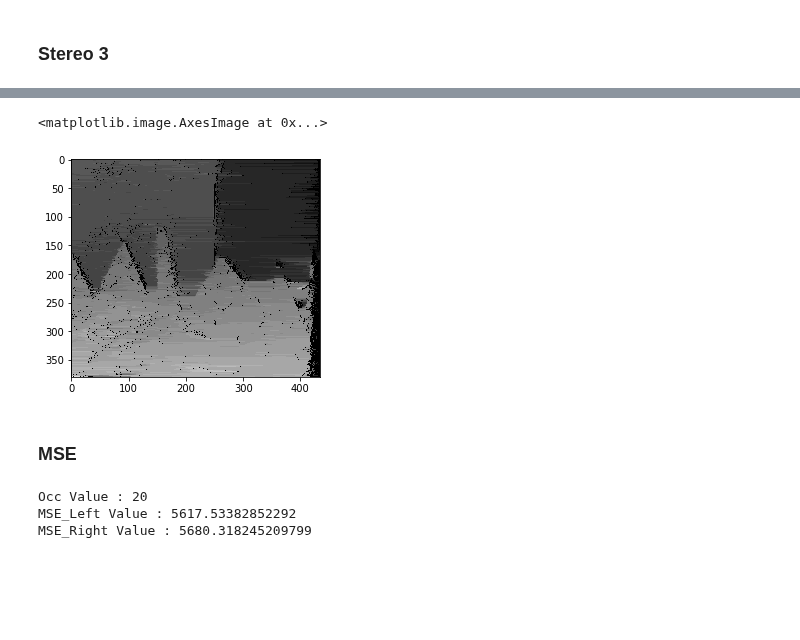
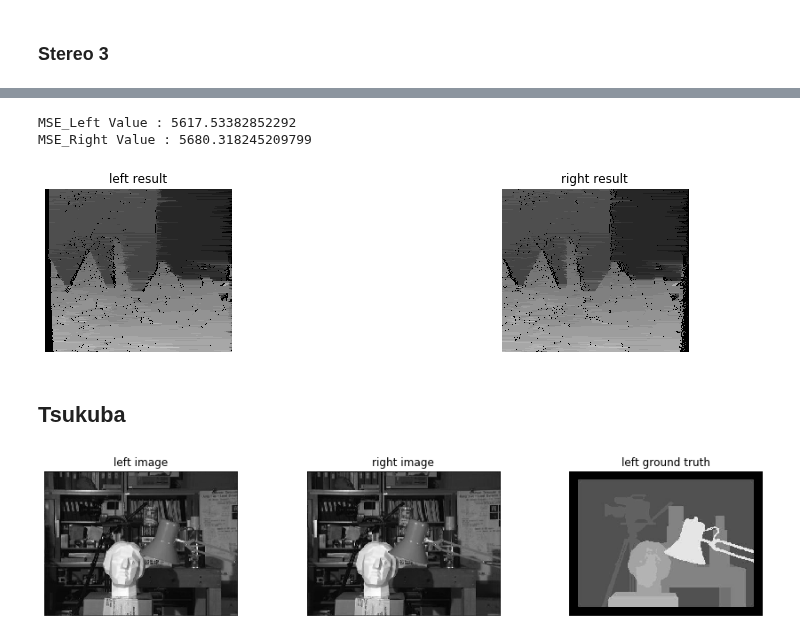
Before and after one commit to happyhyowon/assignment, a Jupyter notebook: vision/assignment4/stereo123.ipynb, the cells around one changed output, grey strips where cells are left out. Saved outputs shown, nothing was run; the diff lists cells and outputs as text; code cells hidden in the pictures; blank space fills up the shorter version.

```diff
--- a/vision/assignment4/stereo123.ipynb
+++ b/vision/assignment4/stereo123.ipynb
@@ -277,7 +307,23 @@ plt.imshow(dispMap_left, cmap='gray')
-# %%
-plt.imshow(dispMap_right, cmap='gray')
-# %% [output]
-<matplotlib.image.AxesImage at 0x...>
-[figure, removed]
+# %%
+windowSize = 7
+dispRange = 30
+lamda = 20
+
+st3_left, st3_right = stereo3(img2, img6, dispRange, windowSize, lamda)
+
+f, axes = plt.subplots(1, 2, figsize=(15, 3))
+axes[0].imshow(st3_left, cmap='gray')
+axes[0].axis('off')
+axes[0].set_title('left result')
+
+axes[1].imshow(st3_right, cmap='gray')
+axes[1].axis('off')
+axes[1].set_title('right result')
+
+mse(st3_left, st3_right, gt2, gt6)
+# %% [output]
+MSE_Left Value : 5617.53382852292
+MSE_Right Value : 5680.318245209799
+[figure, added]
 # %% [markdown]
-### MSE
+## Tsukuba
@@ -290,6 +330,24 @@ rgt = plt.imread(rightGT)
-# %%
-mse(DisparityMatrix_left, DisparityMatrix_right, lgt, rgt, 20)
-# %% [output]
-Occ Value : 20
-MSE_Left Value : 5617.53382852292
-MSE_Right Value : 5680.318245209799
+# %%
+sawtooth2 = "tsukuba/scene1.row3.col3.jpg"
+sawtooth6 = "tsukuba/scene1.row3.col5.jpg"
+
+leftGT = 'tsukuba/truedisp.row3.col3.jpg'
+
+# load left, right
+left = rgb2gray(plt.imread(sawtooth2)).astype(np.uint8)
+right = rgb2gray(plt.imread(sawtooth6)).astype(np.uint8)
+
+# load ground truth
+gt = plt.imread(leftGT).astype(np.uint8)
+
+imgs = [left, right, gt]
+titles = ['left image', 'right image', 'left ground truth']
+
+# plot images
+f, axes = plt.subplots(1, 3, figsize=(15, 3))
+for idx, img in enumerate(imgs):
+    axes[idx].imshow(img, cmap='gray')
+    axes[idx].axis('off')
+    axes[idx].set_title(titles[idx])
+# %% [output]
+[figure, added]
```
Also changed, not shown: parts of 35 cells of this notebook.
